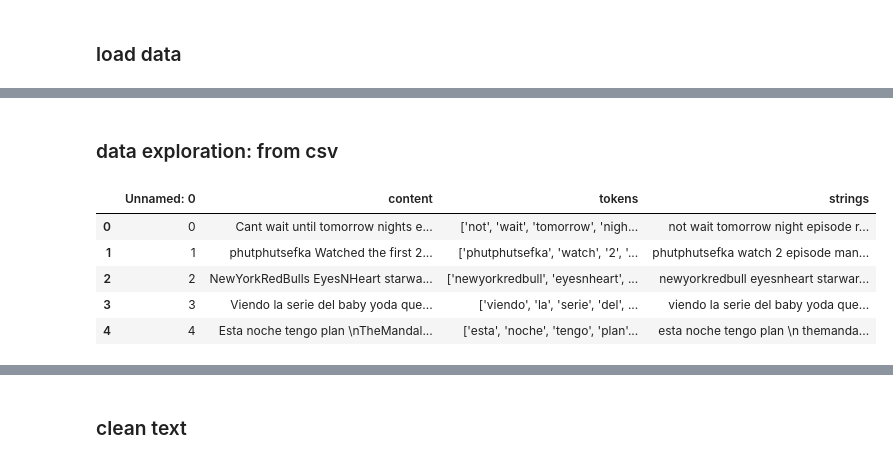
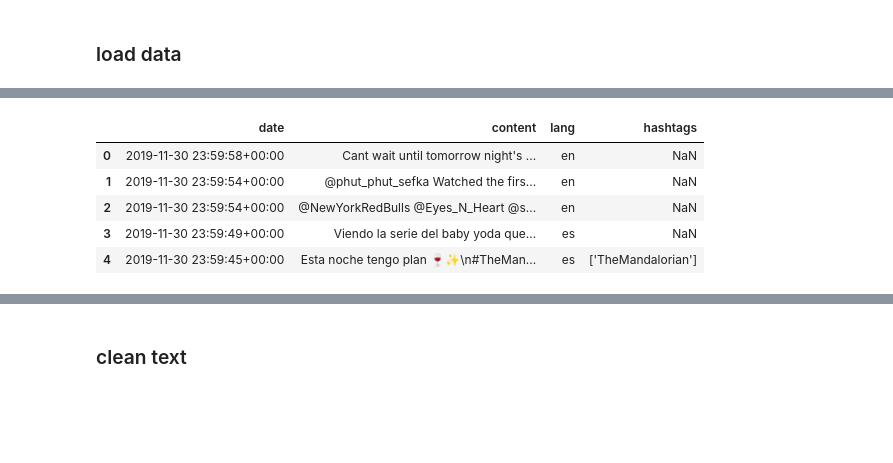
Before and after one commit to sheatoo/viewership-analysis, a Jupyter notebook: code/mandalorian-topic-model.ipynb, the cells around one changed output, grey strips where cells are left out. Saved outputs shown, nothing was run; the diff lists cells and outputs as text; code cells hidden in the pictures; blank space fills up the shorter version.

```diff
--- a/code/mandalorian-topic-model.ipynb
+++ b/code/mandalorian-topic-model.ipynb
@@ -34,3 +29,3 @@ import pyLDAvis.gensim_models
 # %%
 #load from csv
-#yoda_csv = pd.read_csv(r'yoda_tokens.csv')
+data = pd.read_csv(r'data csv\yoda-full.csv')
@@ -102,12 +32,9 @@ yoda.head()
-# %% [markdown]
-### data exploration: from csv
 # %%
-yoda_csv.shape
-yoda_csv.head()
+data.head()
 # %% [output]
-|  | Unnamed: 0 | content | tokens | strings |
-| 0 | 0 | Cant wait until tomorrow nights e... | ['not', 'wait', 'tomorrow', 'nigh... | not wait tomorrow night episode r... |
-| 1 | 1 | phutphutsefka Watched the first 2... | ['phutphutsefka', 'watch', '2', '... | phutphutsefka watch 2 episode man... |
-| 2 | 2 | NewYorkRedBulls EyesNHeart starwa... | ['newyorkredbull', 'eyesnheart', ... | newyorkredbull eyesnheart starwar... |
-| 3 | 3 | Viendo la serie del baby yoda que... | ['viendo', 'la', 'serie', 'del', ... | viendo la serie del baby yoda que... |
-| 4 | 4 | Esta noche tengo plan \nTheMandal... | ['esta', 'noche', 'tengo', 'plan'... | esta noche tengo plan \n themanda... |
+|  | date | content | lang | hashtags |
+| 0 | 2019-11-30 23:59:58+00:00 | Cant wait until tomorrow night's ... | en | NaN |
+| 1 | 2019-11-30 23:59:54+00:00 | @phut_phut_sefka Watched the firs... | en | NaN |
+| 2 | 2019-11-30 23:59:54+00:00 | @NewYorkRedBulls @Eyes_N_Heart @s... | en | NaN |
+| 3 | 2019-11-30 23:59:49+00:00 | Viendo la serie del baby yoda que... | es | NaN |
+| 4 | 2019-11-30 23:59:45+00:00 | Esta noche tengo plan 🍷✨\n#TheMan... | es | ['TheMandalorian'] |
```
Also changed, not shown: parts of 23 cells of this notebook.
